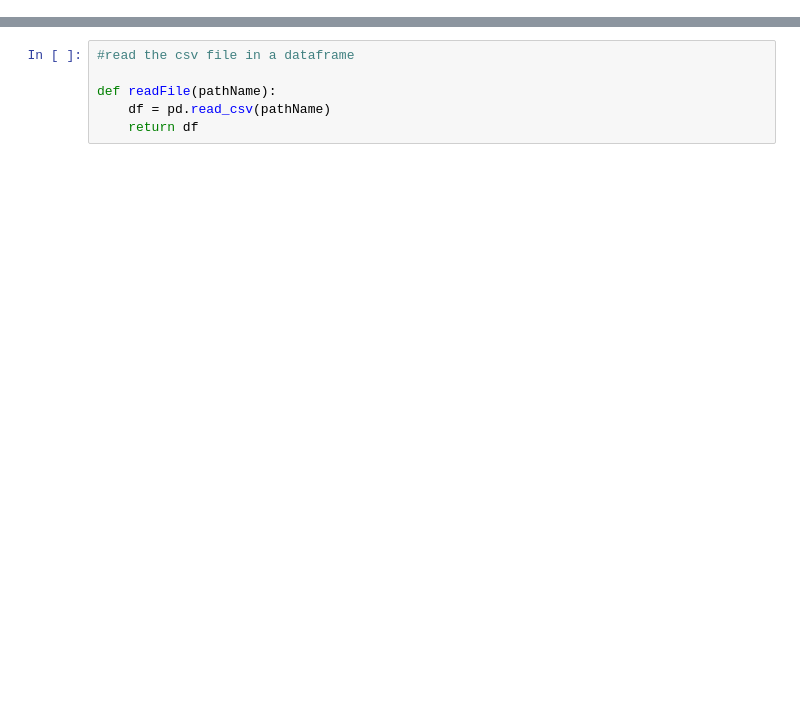
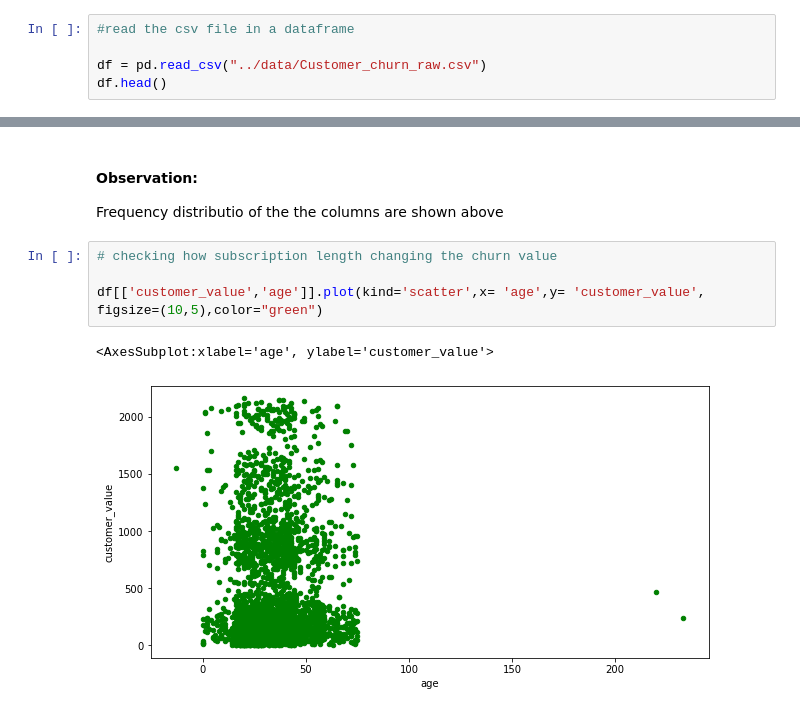
Before and after one commit to rohit-chandra/Customer_Churn_Analysis, a Jupyter notebook: data_visualization/DataVisualization_BeforeDataCleaning.ipynb, the cells around one changed output, grey strips where cells are left out. Saved outputs shown, nothing was run; the diff lists cells and outputs as text; blank space fills up the shorter version.

Commit message:
Visualization plots have added

```diff
--- a/data_visualization/DataVisualization_BeforeDataCleaning.ipynb
+++ b/data_visualization/DataVisualization_BeforeDataCleaning.ipynb
@@ -12,2 +18,7 @@ import matplotlib.pyplot as plt
 import warnings
 warnings.filterwarnings('ignore')
+# %%
+#read the csv file in a dataframe
+
+df = pd.read_csv("../data/Customer_churn_raw.csv")
+df.head()
@@ -14,7 +84,11 @@ warnings.filterwarnings('ignore')
+# %% [markdown]
+#### Observation:
+ Frequency distributio of the the columns are shown above
 # %%
-#read the csv file in a dataframe
+# checking how subscription length changing the churn value
 
-def readFile(pathName):
-    df = pd.read_csv(pathName)
-    return df
+df[['customer_value','age']].plot(kind='scatter',x= 'age',y= 'customer_value', figsize=(10,5),color="green")
+# %% [output]
+<AxesSubplot:xlabel='age', ylabel='customer_value'>
+[figure, added]
 # %%
```
Also changed, not shown: parts of 23 cells of this notebook, 7 other files.
